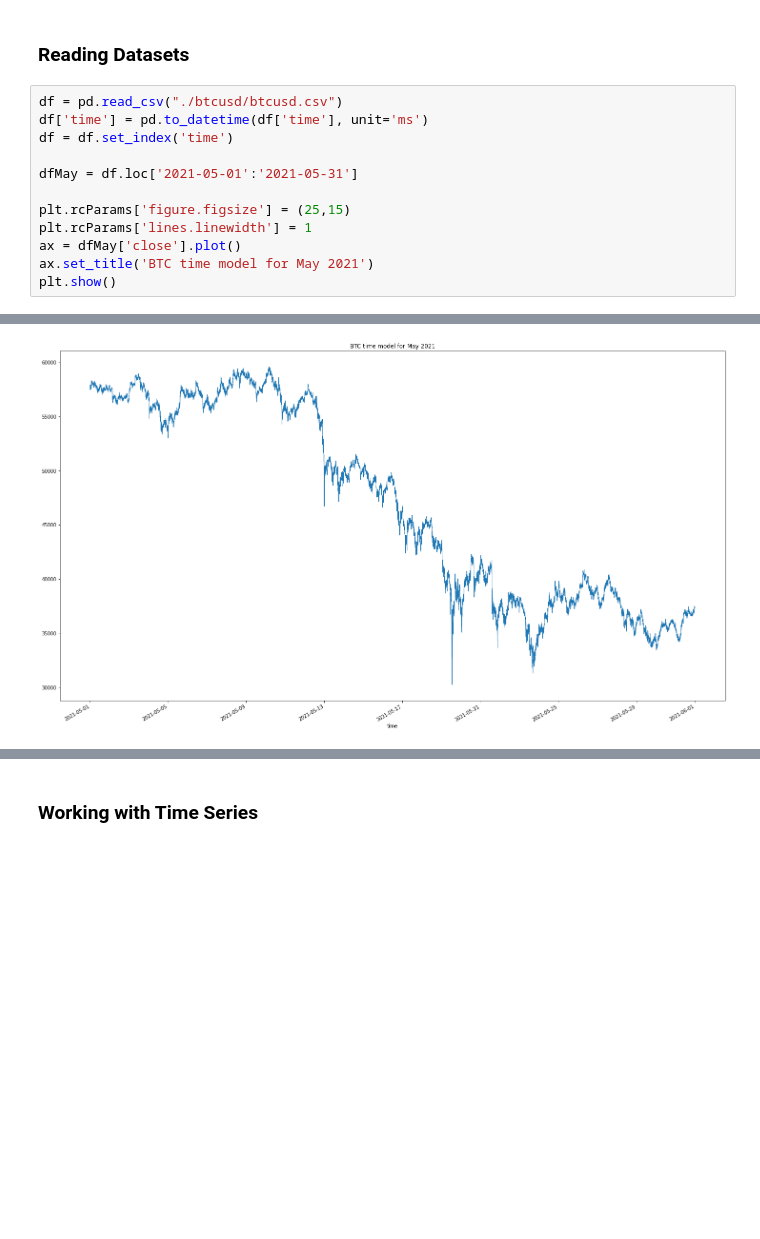
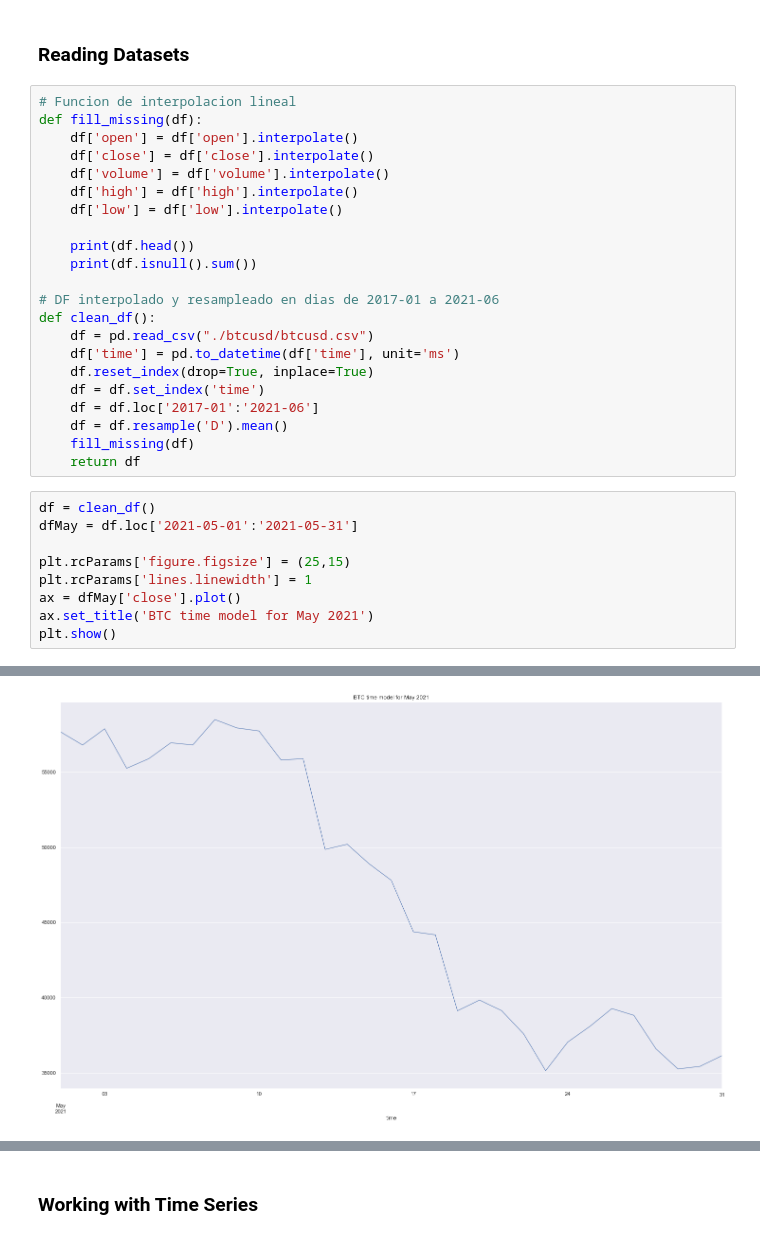
Before and after one commit to sebastianchaves/tp-ps-2021, a Jupyter notebook: trabajo-practico.ipynb, the cells around one changed output, grey strips where cells are left out. Saved outputs shown, nothing was run; the diff lists cells and outputs as text; blank space fills up the shorter version.

```diff
--- a/trabajo-practico.ipynb
+++ b/trabajo-practico.ipynb
@@ -83,11 +83,30 @@ Download completed of dataset btcusd
 Dataset btcusd is already unzipped
 # %% [markdown]
 ### Reading Datasets
+# %%
+# Funcion de interpolacion lineal
+def fill_missing(df):
+    df['open'] = df['open'].interpolate()
+    df['close'] = df['close'].interpolate()
+    df['volume'] = df['volume'].interpolate()
+    df['high'] = df['high'].interpolate()
+    df['low'] = df['low'].interpolate()
+
+    print(df.head())
+    print(df.isnull().sum())
+
+# DF interpolado y resampleado en dias de 2017-01 a 2021-06
+def clean_df():
+    df = pd.read_csv("./btcusd/btcusd.csv")
+    df['time'] = pd.to_datetime(df['time'], unit='ms')
+    df.reset_index(drop=True, inplace=True)
+    df = df.set_index('time')
+    df = df.loc['2017-01':'2021-06']
+    df = df.resample('D').mean()
+    fill_missing(df)
+    return df
 # %%
-df = pd.read_csv("./btcusd/btcusd.csv")
-df['time'] = pd.to_datetime(df['time'], unit='ms')
-df = df.set_index('time')
-
+df = clean_df()
 dfMay = df.loc['2021-05-01':'2021-05-31']
 
 plt.rcParams['figure.figsize'] = (25,15)
@@ -99,4 +131,4 @@ plt.show()
-[figure, old version]
+[figure, new version]
 # %%
 df['close_mean'] = df['close'].rolling(14).mean()
 df['close_std'] = df['close'].rolling(14).std()
```
Also changed, not shown: parts of 63 cells of this notebook.
